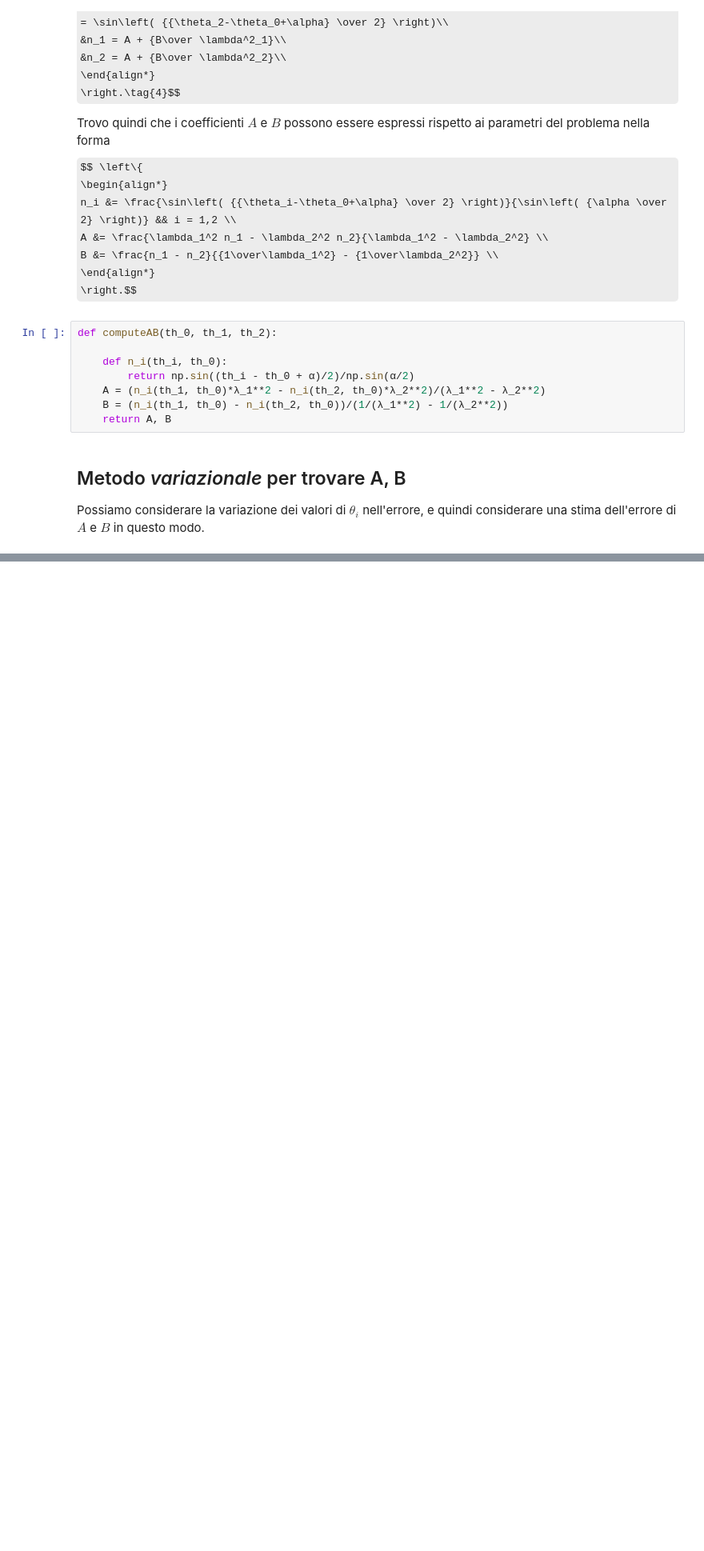
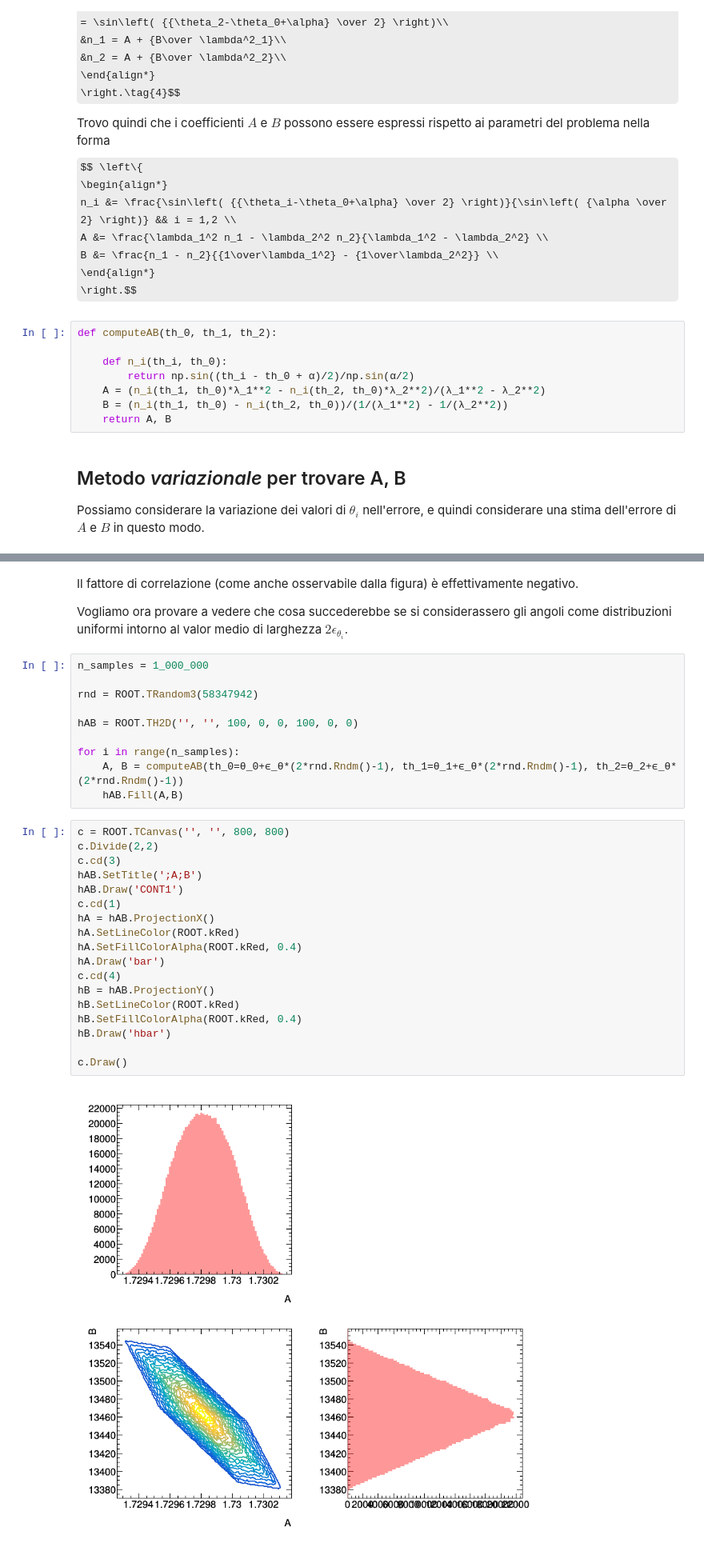
Before and after one commit to mattiasotgia/E6_sim_prism, a Jupyter notebook: mthd_test_MC.ipynb, the cells around one changed output, grey strips where cells are left out. Shown: that part at 80% size. Cells and saved outputs as stored; diff of their text form; some formulas as TeX source; blank space fills up the shorter version.

```diff
--- a/mthd_test_MC.ipynb
+++ b/mthd_test_MC.ipynb
@@ -74,0 +163,34 @@ A, B = computeAB(th_0=θ_0, th_1=θ_1, th_2=θ_2)
+# %% [markdown]
+Il fattore di correlazione (come anche osservabile dalla figura) è effettivamente negativo.
+
+Vogliamo ora provare a vedere che cosa succederebbe se si considerassero gli angoli come distribuzioni uniformi intorno al valor medio di larghezza $2\epsilon_{\theta_i}$.
+# %%
+n_samples = 1_000_000
+
+rnd = ROOT.TRandom3(58347942)
+
+hAB = ROOT.TH2D('', '', 100, 0, 0, 100, 0, 0)
+
+for i in range(n_samples):
+    A, B = computeAB(th_0=θ_0+ϵ_θ*(2*rnd.Rndm()-1), th_1=θ_1+ϵ_θ*(2*rnd.Rndm()-1), th_2=θ_2+ϵ_θ*(2*rnd.Rndm()-1))
+    hAB.Fill(A,B)
+# %%
+c = ROOT.TCanvas('', '', 800, 800)
+c.Divide(2,2)
+c.cd(3)
+hAB.SetTitle(';A;B')
+hAB.Draw('CONT1')
+c.cd(1)
+hA = hAB.ProjectionX()
+hA.SetLineColor(ROOT.kRed)
+hA.SetFillColorAlpha(ROOT.kRed, 0.4)
+hA.Draw('bar')
+c.cd(4)
+hB = hAB.ProjectionY()
+hB.SetLineColor(ROOT.kRed)
+hB.SetFillColorAlpha(ROOT.kRed, 0.4)
+hB.Draw('hbar')
+
+c.Draw()
+# %% [output]
+[figure, added]
```
Also changed, not shown: parts of 15 cells of this notebook.
